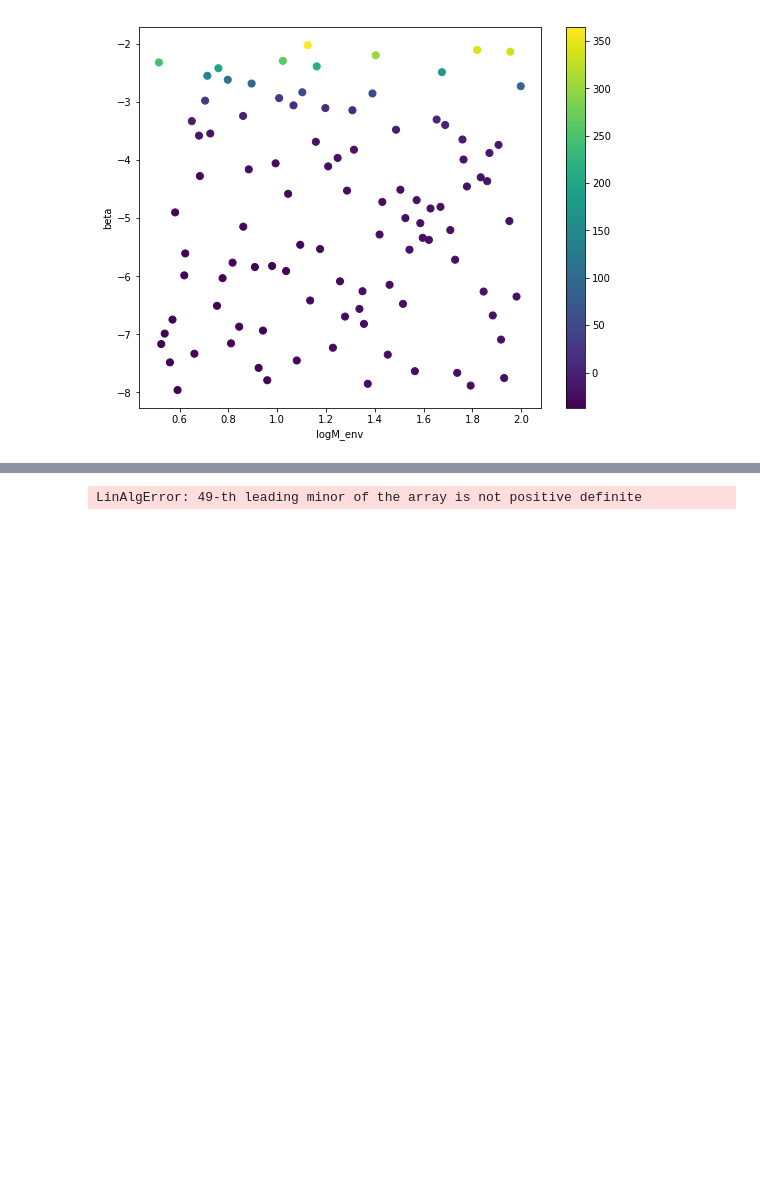
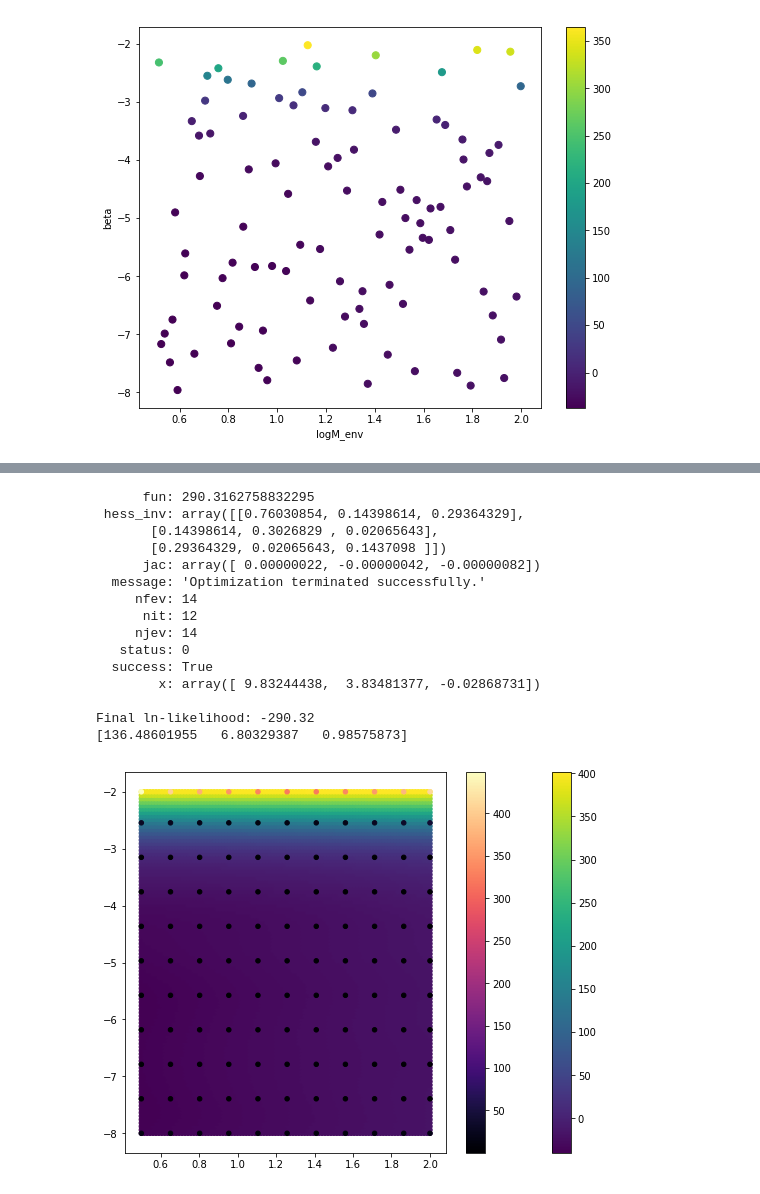
Before and after one commit to elizabethteng/crassula, a Jupyter notebook: george_2d_grid78.ipynb, the cells around one changed output, grey strips where cells are left out. Cells and saved outputs as stored; diff of their text form; code cells hidden in the pictures; blank space fills up the shorter version.

```diff
--- a/george_2d_grid78.ipynb
+++ b/george_2d_grid78.ipynb
@@ -172,35 +172,50 @@ plt.show()
 def neg_ln_like(p):
     gp.set_parameter_vector(p)
     return -gp.log_likelihood(w0)
 
 def grad_neg_ln_like(p):
     gp.set_parameter_vector(p)
     return -gp.grad_log_likelihood(w0)
 
 result = minimize(neg_ln_like, gp.get_parameter_vector(), jac=grad_neg_ln_like)
 print(result)
 
 gp.set_parameter_vector(result.x)
 print("\nFinal ln-likelihood: {0:.2f}".format(gp.log_likelihood(w0)))
 
 print(np.sqrt(np.exp(gp.get_parameter_vector())))
 
 pred, pred_var = gp.predict(w0, x_pred, return_var=True)
 
 plt.figure(figsize=(9,7))
-style = dict(cmap='viridis', vmin=np.min(w0), vmax=np.max(w0))
+style = dict(cmap='viridis', vmin=np.min(pred), vmax=np.max(pred))
 plt.scatter(np.array(x_pred)[:,0], np.array(x_pred)[:,1], c=pred, s=20, **style)
 plt.colorbar()
 #plt.scatter(x[:, 0], x[:, 1], c=w0, s=50, **style,edgecolors='r')
 
 style = dict(cmap='magma', vmin=np.min(pred_var), vmax=np.max(pred_var))
 plt.scatter(np.array(x_pred)[sample,0], np.array(x_pred)[sample,1], c=pred_var[sample], s=20, **style)
 plt.colorbar()
 
 
 plt.show()
 # %% [output]
-LinAlgError: 49-th leading minor of the array is not positive definite
+      fun: 290.3162758832295
+ hess_inv: array([[0.76030854, 0.14398614, 0.29364329],
+       [0.14398614, 0.3026829 , 0.02065643],
+       [0.29364329, 0.02065643, 0.1437098 ]])
+      jac: array([ 0.00000022, -0.00000042, -0.00000082])
+  message: 'Optimization terminated successfully.'
+     nfev: 14
+      nit: 12
+     njev: 14
+   status: 0
+  success: True
+        x: array([ 9.83244438,  3.83481377, -0.02868731])
+
+Final ln-likelihood: -290.32
+[136.48601955   6.80329387   0.98575873]
+[figure, added]
 # %%
 fig = plt.figure(figsize=(16,12))
 ax = fig.add_subplot(111,projection='3d')
```
Also changed, not shown: parts of 3 cells of this notebook, 17 other files.
